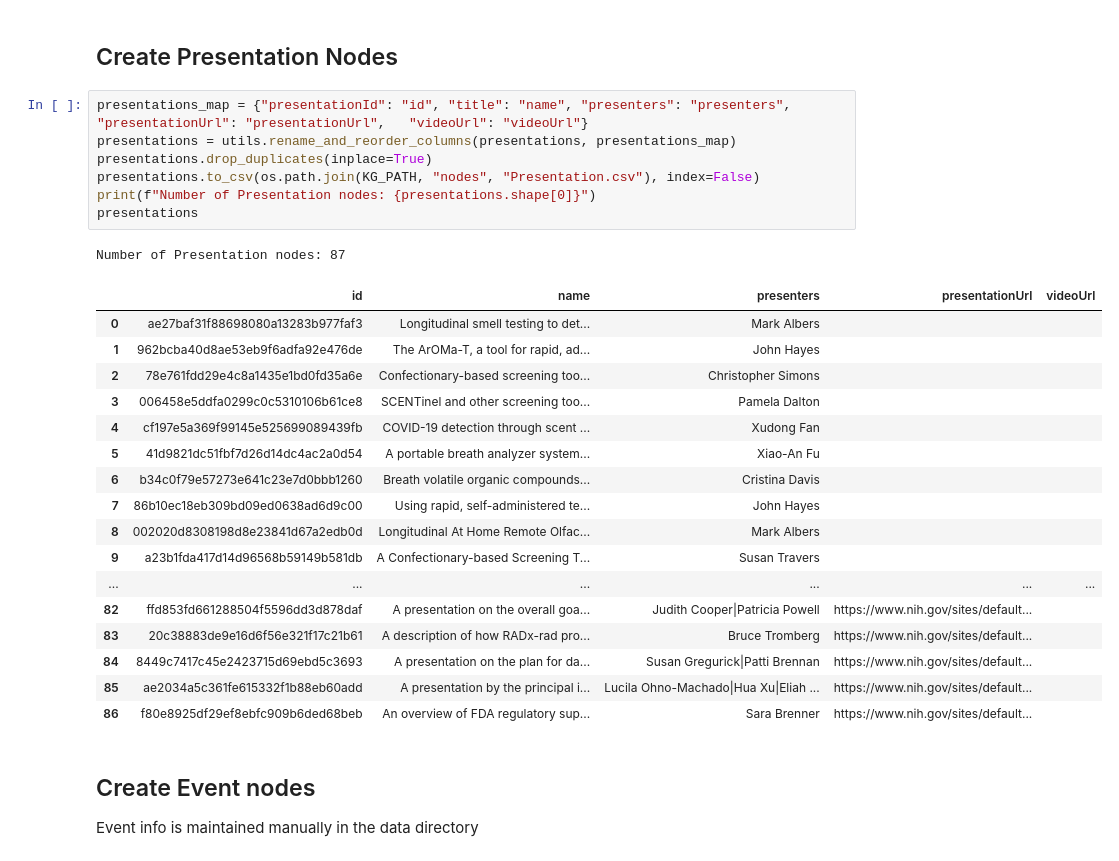
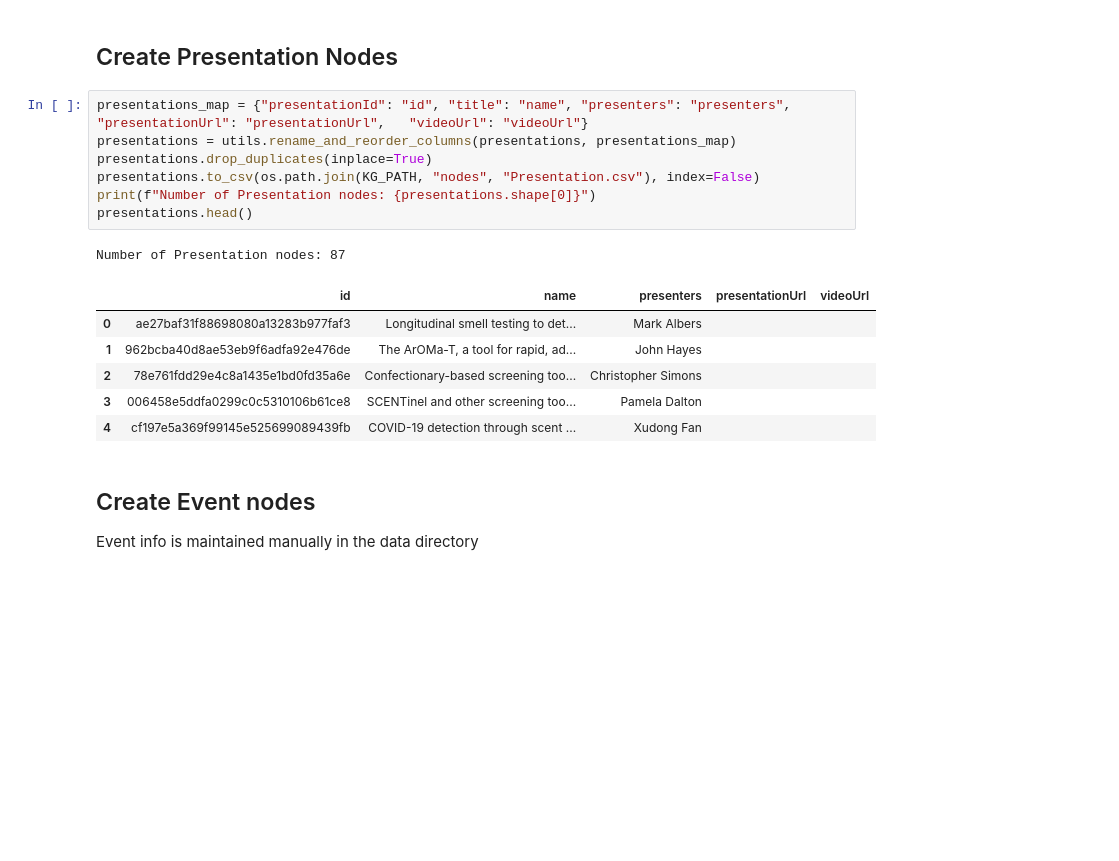
Before and after one commit to radxrad/radx-kg, a Jupyter notebook: notebooks/8_get_event_info.ipynb, the cells around one changed output. Cells and saved outputs as stored; diff of their text form; blank space fills up the shorter version.

```diff
--- a/notebooks/8_get_event_info.ipynb
+++ b/notebooks/8_get_event_info.ipynb
@@ -159,29 +115,18 @@ Number of other Researcher nodes: 174
 # %%
 presentations_map = {"presentationId": "id", "title": "name", "presenters": "presenters", "presentationUrl": "presentationUrl",	"videoUrl": "videoUrl"}
 presentations = utils.rename_and_reorder_columns(presentations, presentations_map)
 presentations.drop_duplicates(inplace=True)
 presentations.to_csv(os.path.join(KG_PATH, "nodes", "Presentation.csv"), index=False)
 print(f"Number of Presentation nodes: {presentations.shape[0]}")
-presentations
+presentations.head()
 # %% [output]
 Number of Presentation nodes: 87
 |  | id | name | presenters | presentationUrl | videoUrl |
 | 0 | ae27baf31f88698080a13283b977faf3 | Longitudinal smell testing to det... | Mark Albers |  |  |
 | 1 | 962bcba40d8ae53eb9f6adfa92e476de | The ArOMa-T, a tool for rapid, ad... | John Hayes |  |  |
 | 2 | 78e761fdd29e4c8a1435e1bd0fd35a6e | Confectionary-based screening too... | Christopher Simons |  |  |
 | 3 | 006458e5ddfa0299c0c5310106b61ce8 | SCENTinel and other screening too... | Pamela Dalton |  |  |
 | 4 | cf197e5a369f99145e525699089439fb | COVID-19 detection through scent ... | Xudong Fan |  |  |
-| 5 | 41d9821dc51fbf7d26d14dc4ac2a0d54 | A portable breath analyzer system... | Xiao-An Fu |  |  |
-| 6 | b34c0f79e57273e641c23e7d0bbb1260 | Breath volatile organic compounds... | Cristina Davis |  |  |
-| 7 | 86b10ec18eb309bd09ed0638ad6d9c00 | Using rapid, self-administered te... | John Hayes |  |  |
-| 8 | 002020d8308198d8e23841d67a2edb0d | Longitudinal At Home Remote Olfac... | Mark Albers |  |  |
-| 9 | a23b1fda417d14d96568b59149b581db | A Confectionary-based Screening T... | Susan Travers |  |  |
-| ... | ... | ... | ... | ... | ... |
-| 82 | ffd853fd661288504f5596dd3d878daf | A presentation on the overall goa... | Judith Cooper|Patricia Powell | https://www.nih.gov/sites/default... |  |
-| 83 | 20c38883de9e16d6f56e321f17c21b61 | A description of how RADx-rad pro... | Bruce Tromberg | https://www.nih.gov/sites/default... |  |
-| 84 | 8449c7417c45e2423715d69ebd5c3693 | A presentation on the plan for da... | Susan Gregurick|Patti Brennan | https://www.nih.gov/sites/default... |  |
-| 85 | ae2034a5c361fe615332f1b88eb60add | A presentation by the principal i... | Lucila Ohno-Machado|Hua Xu|Eliah ... | https://www.nih.gov/sites/default... |  |
-| 86 | f80e8925df29ef8ebfc909b6ded68beb | An overview of FDA regulatory sup... | Sara Brenner | https://www.nih.gov/sites/default... |  |
 # %% [markdown]
 ## Create Event nodes
 Event info is maintained manually in the data directory
```
Also changed, not shown: parts of 5 cells of this notebook, 25 other files.
